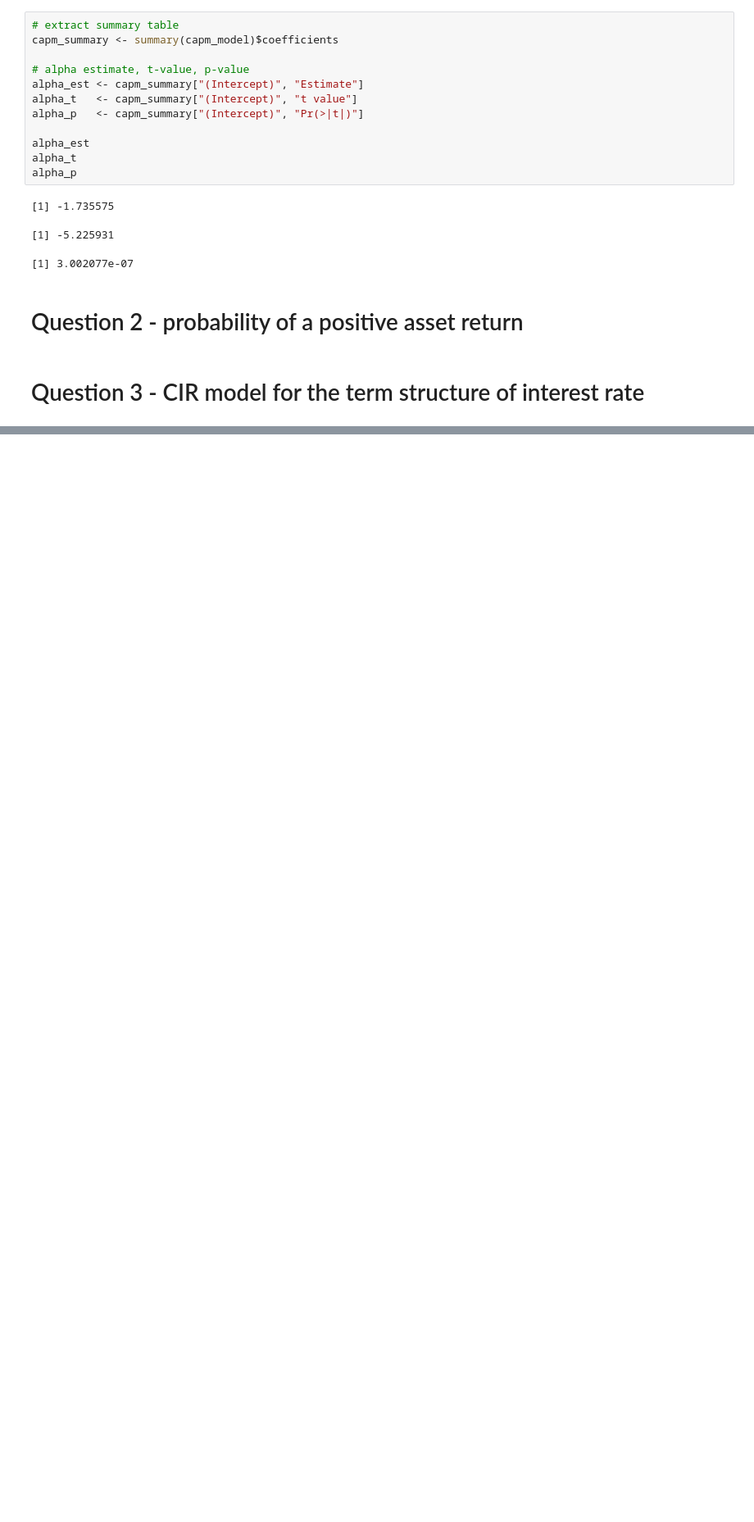
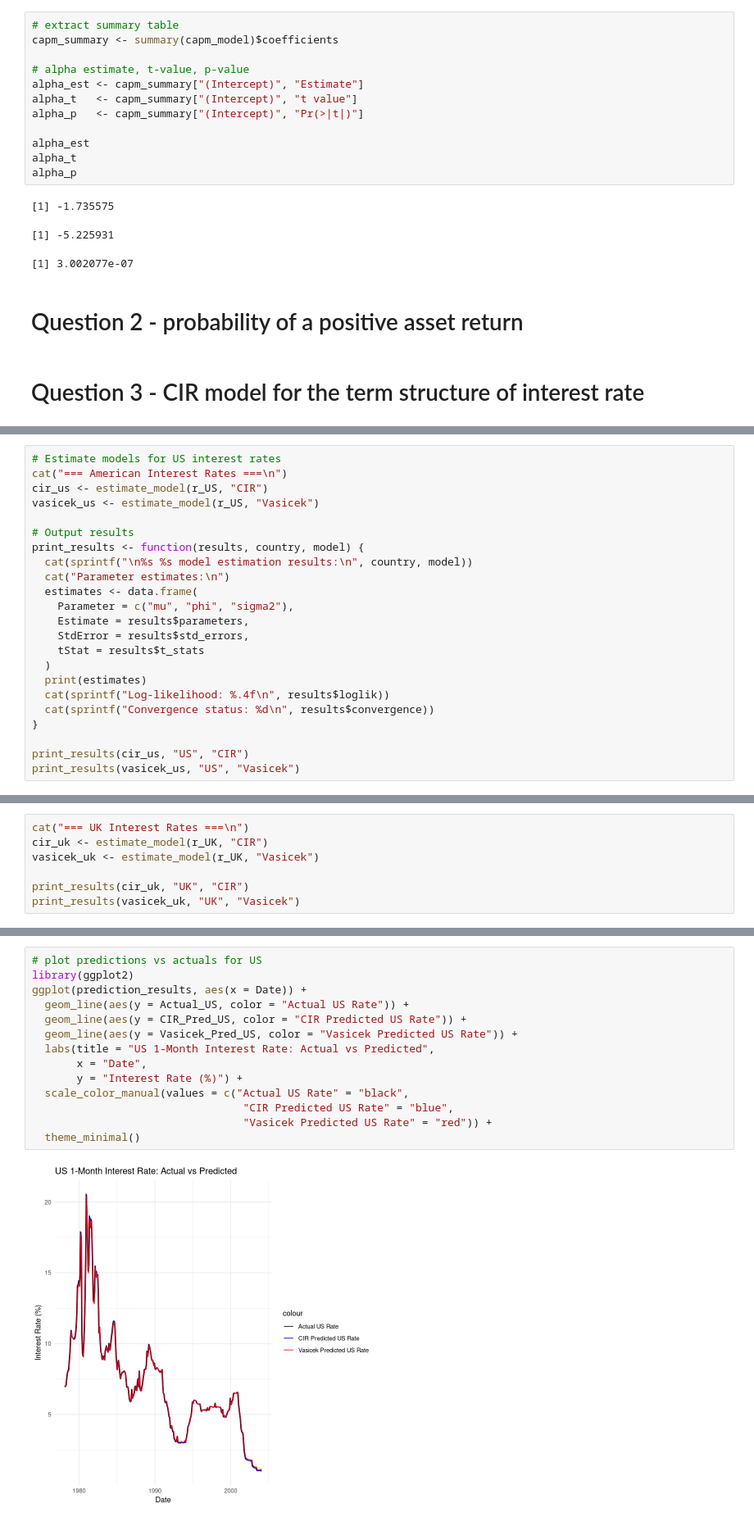
Before and after one commit to Mengsch3/apps-r-hw-01, a Jupyter notebook: FS-Coursework/report.ipynb, the cells around one changed output, grey strips where cells are left out. Shown at 82% size. Drawn from its saved outputs; the diff is of its cells as text; blank space fills up the shorter version.

```diff
--- a/FS-Coursework/report.ipynb
+++ b/FS-Coursework/report.ipynb
@@ -177,0 +349,23 @@ alpha_p
+# %%
+# Estimate models for US interest rates
+cat("=== American Interest Rates ===\n")
+cir_us <- estimate_model(r_US, "CIR")
+vasicek_us <- estimate_model(r_US, "Vasicek")
+
+# Output results
+print_results <- function(results, country, model) {
+  cat(sprintf("\n%s %s model estimation results:\n", country, model))
+  cat("Parameter estimates:\n")
+  estimates <- data.frame(
+    Parameter = c("mu", "phi", "sigma2"),
+    Estimate = results$parameters,
+    StdError = results$std_errors,
+    tStat = results$t_stats
+  )
+  print(estimates)
+  cat(sprintf("Log-likelihood: %.4f\n", results$loglik))
+  cat(sprintf("Convergence status: %d\n", results$convergence))
+}
+
+print_results(cir_us, "US", "CIR")
+print_results(vasicek_us, "US", "Vasicek")
@@ -177,0 +392,7 @@ alpha_p
+# %%
+cat("=== UK Interest Rates ===\n")
+cir_uk <- estimate_model(r_UK, "CIR")
+vasicek_uk <- estimate_model(r_UK, "Vasicek")
+
+print_results(cir_uk, "UK", "CIR")
+print_results(vasicek_uk, "UK", "Vasicek")
@@ -177,0 +513,16 @@ alpha_p
+# %%
+# plot predictions vs actuals for US
+library(ggplot2)
+ggplot(prediction_results, aes(x = Date)) +
+  geom_line(aes(y = Actual_US, color = "Actual US Rate")) +
+  geom_line(aes(y = CIR_Pred_US, color = "CIR Predicted US Rate")) +
+  geom_line(aes(y = Vasicek_Pred_US, color = "Vasicek Predicted US Rate")) +
+  labs(title = "US 1-Month Interest Rate: Actual vs Predicted",
+       x = "Date",
+       y = "Interest Rate (%)") +
+  scale_color_manual(values = c("Actual US Rate" = "black",
+                                 "CIR Predicted US Rate" = "blue",
+                                 "Vasicek Predicted US Rate" = "red")) +
+  theme_minimal()
+# %% [output]
+[figure, added]
```
Also changed, not shown: parts of 10 cells of this notebook.
